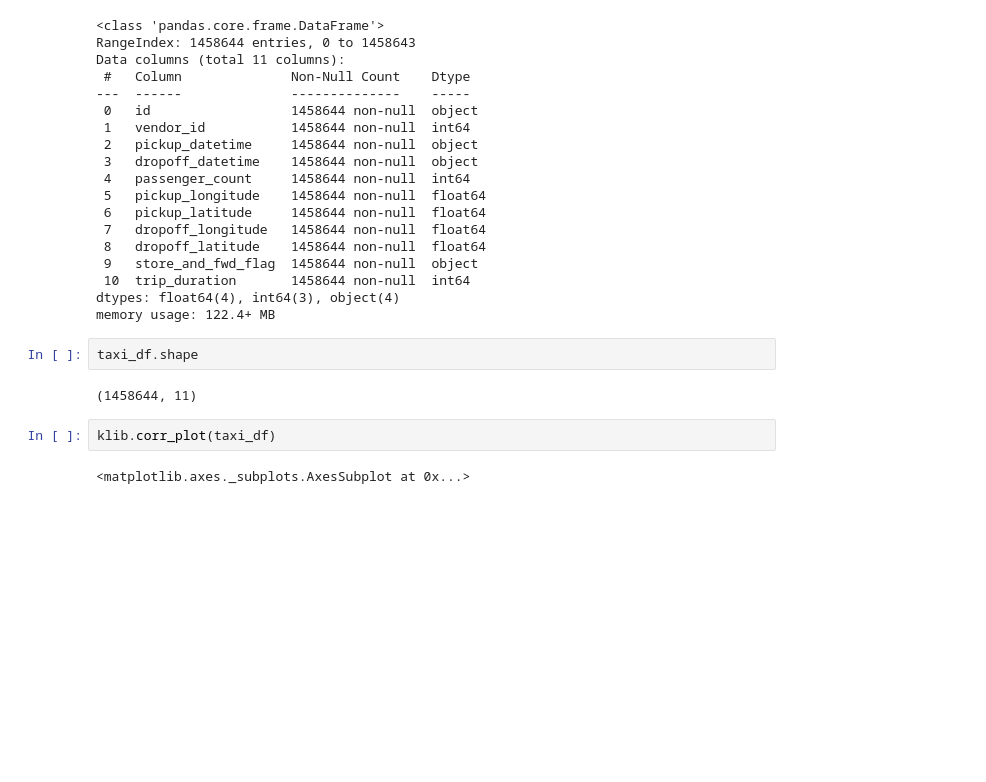
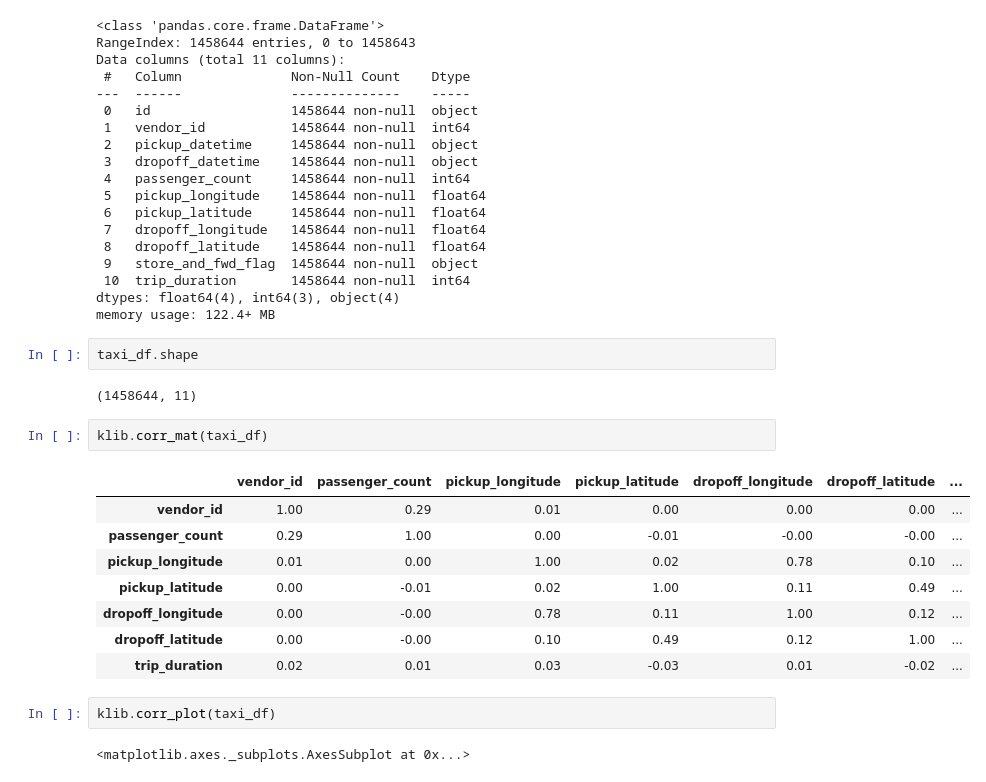
Before and after one commit to Creatrohit9/2-CAPSTON-ROHIT-BHADAURIYA-NYC-TAXI-TRIP-TIME-PRIDICTION, a Jupyter notebook: NYC_TAXI_TRIP_TIME_PRIDICTION_ROHITBHADAURIYA_2_Capstone_Project.ipynb, the cells around one changed output. Cells and saved outputs as stored; diff of their text form; blank space fills up the shorter version.

Commit message:
Commit for corr-matric

```diff
--- a/NYC_TAXI_TRIP_TIME_PRIDICTION_ROHITBHADAURIYA_2_Capstone_Project.ipynb
+++ b/NYC_TAXI_TRIP_TIME_PRIDICTION_ROHITBHADAURIYA_2_Capstone_Project.ipynb
@@ -131,6 +131,17 @@ memory usage: 122.4+ MB
 taxi_df.shape
 # %% [output]
 (1458644, 11)
+# %%
+klib.corr_mat(taxi_df)
+# %% [output]
+|  | vendor_id | passenger_count | pickup_longitude | pickup_latitude | dropoff_longitude | dropoff_latitude | ... |
+| vendor_id | 1.00 | 0.29 | 0.01 | 0.00 | 0.00 | 0.00 | ... |
+| passenger_count | 0.29 | 1.00 | 0.00 | -0.01 | -0.00 | -0.00 | ... |
+| pickup_longitude | 0.01 | 0.00 | 1.00 | 0.02 | 0.78 | 0.10 | ... |
+| pickup_latitude | 0.00 | -0.01 | 0.02 | 1.00 | 0.11 | 0.49 | ... |
+| dropoff_longitude | 0.00 | -0.00 | 0.78 | 0.11 | 1.00 | 0.12 | ... |
+| dropoff_latitude | 0.00 | -0.00 | 0.10 | 0.49 | 0.12 | 1.00 | ... |
+| trip_duration | 0.02 | 0.01 | 0.03 | -0.03 | 0.01 | -0.02 | ... |
 # %%
 klib.corr_plot(taxi_df)
 # %% [output]
```
